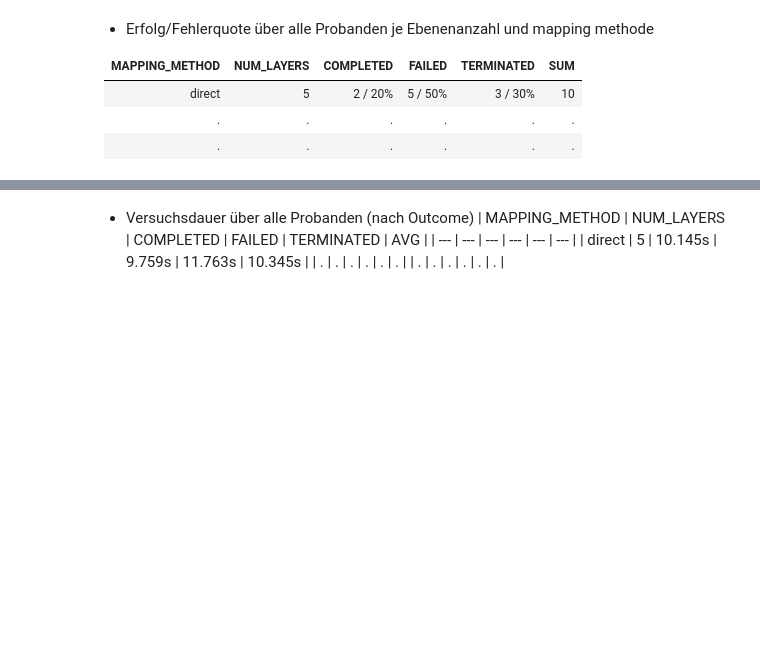
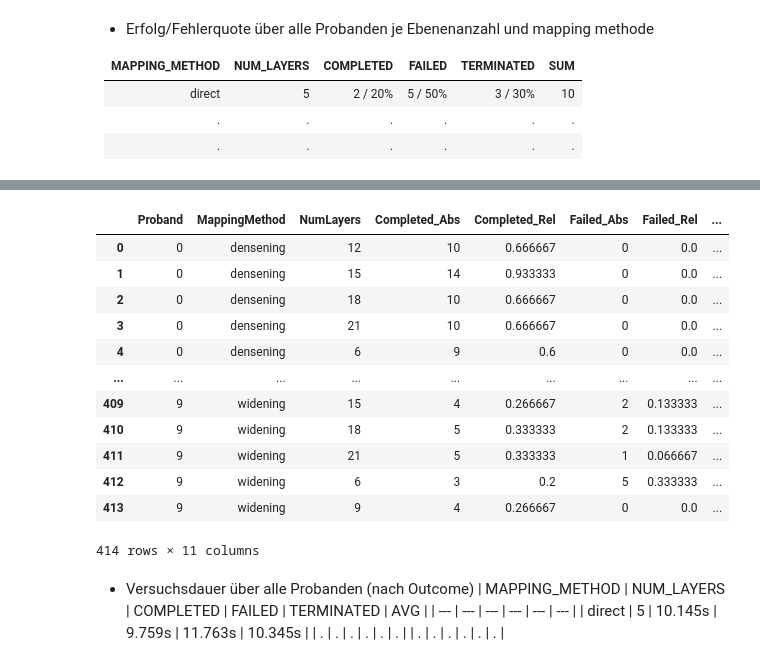
Before and after one commit to visualengineers/reflex-avi2022-results, a Jupyter notebook: code/zelasto study.ipynb, the cells around one changed output, grey strips where cells are left out. Drawn from its saved outputs; the diff is of its cells as text; code cells hidden in the pictures; blank space fills up the shorter version.

Commit message:
feature: extracted data with respect to subjects

```diff
--- a/code/zelasto study.ipynb
+++ b/code/zelasto study.ipynb
@@ -614,3 +622,63 @@ df_rates.to_csv(r'rates2.csv', sep= ";")
+# %%
+df_resultStat = pd.read_csv('results.csv', sep=";", names = cn_result)
+df_resultStat = df_resultStat.iloc[1: , :]
+
+cn_rates = ["Proband", "MappingMethod", "NumLayers", "Completed_Abs", "Completed_Rel", "Failed_Abs", "Failed_Rel", "Terminated_Abs", "Terminated_Rel", "Sum"]
+df_rates = pd.DataFrame(columns = cn_rates)
+
+# select all combinations of mappng method / num layers
+# allConditions = df_resultStat.drop_duplicates(subset=["MappingMethod", "NumLayers"])[["MappingMethod", "NumLayers"]]
+
+grouped = df_resultStat.groupby(["Proband", "MappingMethod", "NumLayers", "Result"])
+
+groups = df_resultStat.groupby(["Proband", "MappingMethod", "NumLayers"])
+
+for elem in groups:
+    df_rates.loc[len(df_rates)] = [elem[0][0], elem[0][1], elem[0][2], 0, 0, 0, 0, 0, 0, 0]
+
+count = grouped["Result"].count()
+
+for index, value in count.items():
+    rate = df_rates.loc[(df_rates["Proband"] == index[0]) & (df_rates["MappingMethod"] == index[1]) & (df_rates["NumLayers"] == index[2])]
+    r_index = rate.index
+
+    if index[3] == " COMPLETED":
+        compl_sum = int(rate["Completed_Abs"]) + value;
+        df_rates.iat[r_index[0], 3] = compl_sum
+
+    if index[3] == " FAILED":
+        fail_sum = int(rate["Failed_Abs"]) + value;
+        df_rates.iat[r_index[0], 5] = fail_sum
+
+    if index[3] == " TERMINATED":
+        term_sum = int(rate["Terminated_Abs"]) + value;
+        df_rates.iat[r_index[0], 7] = term_sum
+
+
+df_rates["Sum"] = df_rates["Completed_Abs"] + df_rates["Failed_Abs"] + df_rates["Terminated_Abs"]
+df_rates["Completed_Rel"] = df_rates["Completed_Abs"] / df_rates["Sum"]
+df_rates["Failed_Rel"] = df_rates["Failed_Abs"] / df_rates["Sum"]
+df_rates["Terminated_Rel"] = df_rates["Terminated_Abs"] / df_rates["Sum"]
+
+df_rates["Sum_Rel"] = df_rates["Completed_Rel"] + df_rates["Failed_Rel"] + df_rates["Terminated_Rel"]
+
+display(df_rates.sort_values(by=["Proband", "MappingMethod", "NumLayers"]))
+
+df_rates.to_csv(r'rates_subject_mapping_layers.csv', sep= ";")
+# %% [output]
+|  | Proband | MappingMethod | NumLayers | Completed_Abs | Completed_Rel | Failed_Abs | Failed_Rel | ... |
+| 0 | 0 | densening | 12 | 10 | 0.666667 | 0 | 0.0 | ... |
+| 1 | 0 | densening | 15 | 14 | 0.933333 | 0 | 0.0 | ... |
+| 2 | 0 | densening | 18 | 10 | 0.666667 | 0 | 0.0 | ... |
+| 3 | 0 | densening | 21 | 10 | 0.666667 | 0 | 0.0 | ... |
+| 4 | 0 | densening | 6 | 9 | 0.6 | 0 | 0.0 | ... |
+| ... | ... | ... | ... | ... | ... | ... | ... | ... |
+| 409 | 9 | widening | 15 | 4 | 0.266667 | 2 | 0.133333 | ... |
+| 410 | 9 | widening | 18 | 5 | 0.333333 | 2 | 0.133333 | ... |
+| 411 | 9 | widening | 21 | 5 | 0.333333 | 1 | 0.066667 | ... |
+| 412 | 9 | widening | 6 | 3 | 0.2 | 5 | 0.333333 | ... |
+| 413 | 9 | widening | 9 | 4 | 0.266667 | 0 | 0.0 | ... |
+414 rows × 11 columns
 # %% [markdown]
 * Versuchsdauer über alle Probanden (nach Outcome)
 | MAPPING_METHOD | NUM_LAYERS | COMPLETED | FAILED | TERMINATED | AVG     |
```
Also changed, not shown: parts of 4 cells of this notebook, 4 other files.
